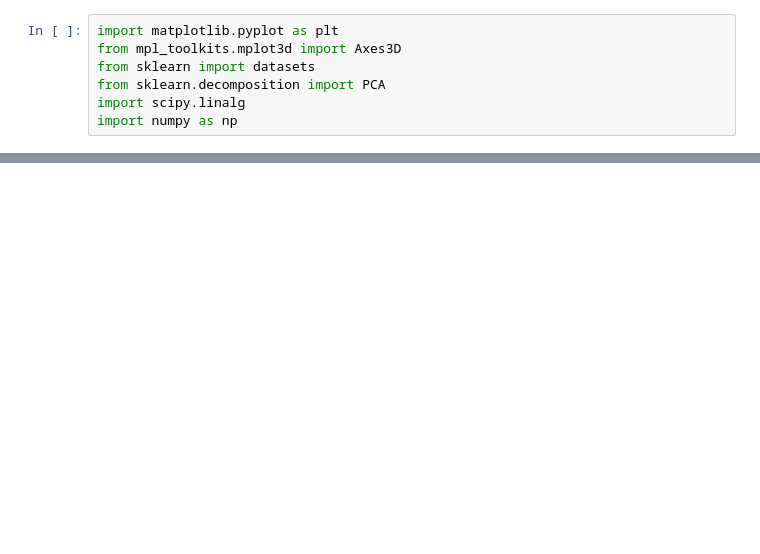
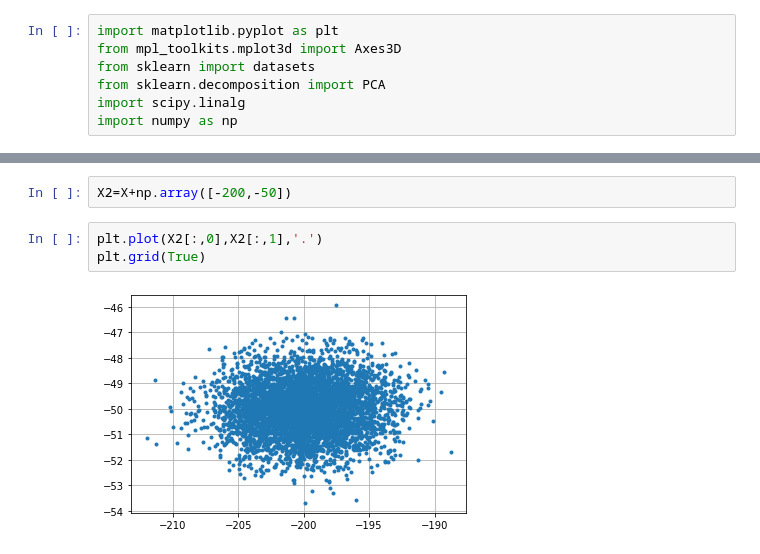
Before and after one commit to lzx325/code_collections, a Jupyter notebook: sklearn/sklearn-PCA/pca_demo.ipynb, the cells around one changed output, grey strips where cells are left out. Drawn from its saved outputs; the diff is of its cells as text; blank space fills up the shorter version.

```diff
--- a/sklearn/sklearn-PCA/pca_demo.ipynb
+++ b/sklearn/sklearn-PCA/pca_demo.ipynb
@@ -33,0 +90,7 @@ print(Vh[:3])
+# %%
+X2=X+np.array([-200,-50])
+# %%
+plt.plot(X2[:,0],X2[:,1],'.')
+plt.grid(True)
+# %% [output]
+[figure, added]
```
Also changed, not shown: parts of 9 cells of this notebook, 3 other files.
